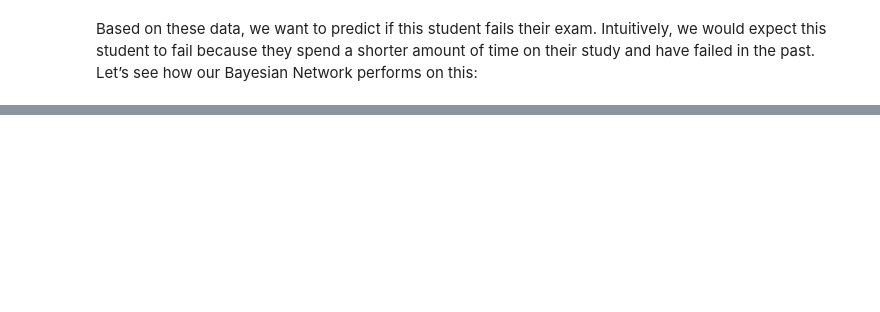
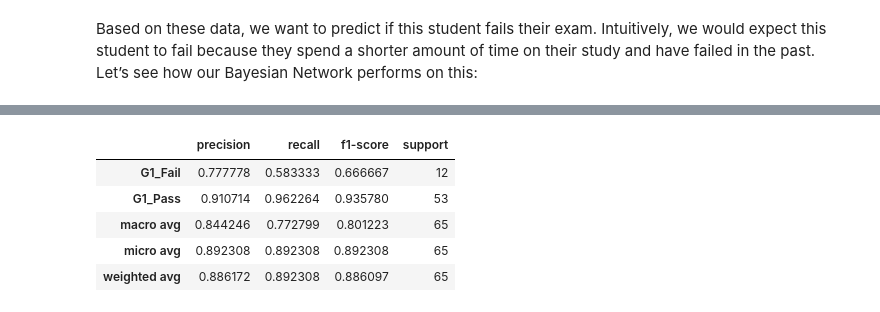
Before and after one commit to YonatanRA/CausalNex, a Jupyter notebook: Tutorial.ipynb, the cells around one changed output, grey strips where cells are left out. Saved outputs shown, nothing was run; the diff lists cells and outputs as text; code cells hidden in the pictures; blank space fills up the shorter version.

```diff
--- a/Tutorial.ipynb
+++ b/Tutorial.ipynb
@@ -294,0 +349,11 @@ Based on these data, we want to predict if this student fails their exam. Intuit
+# %%
+from causalnex.evaluation import classification_report
+
+classification_report(bn, test, "G1")
+# %% [output]
+|  | precision | recall | f1-score | support |
+| G1_Fail | 0.777778 | 0.583333 | 0.666667 | 12 |
+| G1_Pass | 0.910714 | 0.962264 | 0.935780 | 53 |
+| macro avg | 0.844246 | 0.772799 | 0.801223 | 65 |
+| micro avg | 0.892308 | 0.892308 | 0.892308 | 65 |
+| weighted avg | 0.886172 | 0.892308 | 0.886097 | 65 |
```
Also changed, not shown: parts of 22 cells of this notebook.
